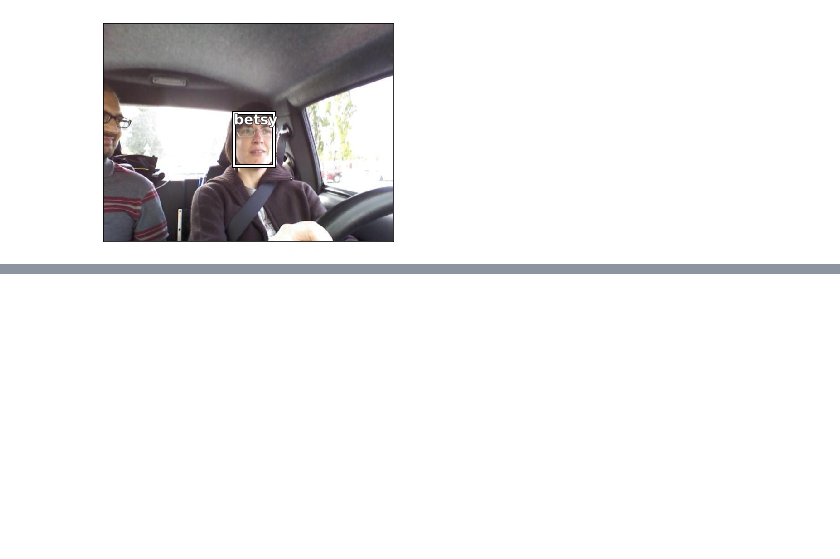
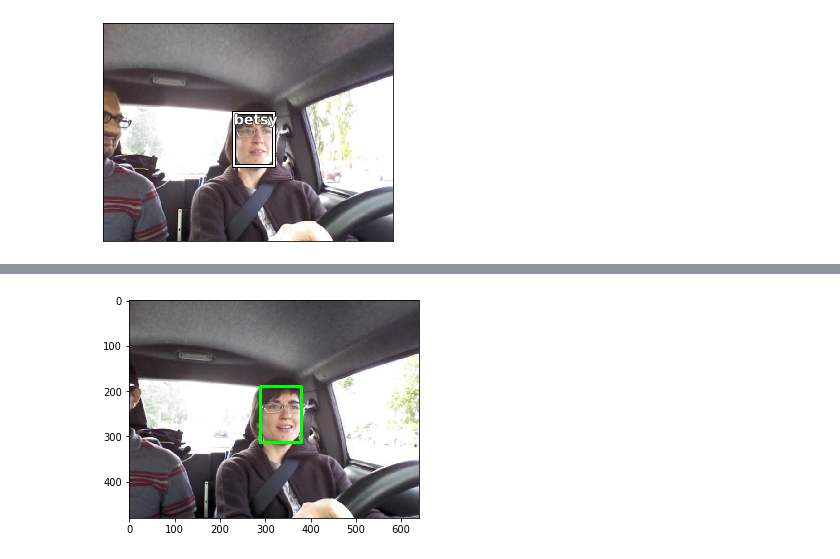
Before and after one commit to T-rex007/Face_recognition, a Jupyter notebook: Demo_notebook.ipynb, the cells around one changed output, grey strips where cells are left out. Saved outputs shown, nothing was run; the diff lists cells and outputs as text; code cells hidden in the pictures; blank space fills up the shorter version.

```diff
--- a/Demo_notebook.ipynb
+++ b/Demo_notebook.ipynb
@@ -94,3 +110,7 @@ path2 = "demo/betsy/img10.jpg"
 verify(path2, f1 )
 # %% [output]
 [figure]
+# %%
+
+DATABASE_PATH = "demo/database/pics/"
+img_list = os.listdir(DATABASE_PATH)
@@ -96,0 +148,13 @@ verify(path2, f1 )
+# %%
+img = plt.imread(DATABASE_PATH+"Betsy.jpg")
+
+bb_lst = detect_faces(img, face_detector)
+b = bb_lst[0]
+img = cv2.rectangle(img,(b[0],b[1]),(b[0] + b[2],b[1]+ b[3]),(0,255,0),3)
+plt.imshow(img)
+if (len(bb_lst)>1):
+    print("Error: more than one person detected in image")
+    print("please esure only one person is in the image or try another")
+f1 = extract_feature(feature_extractor, img,bb_lst[0])
+# %% [output]
+[figure, added]
```
Also changed, not shown: parts of 21 cells of this notebook, 3 other files.
